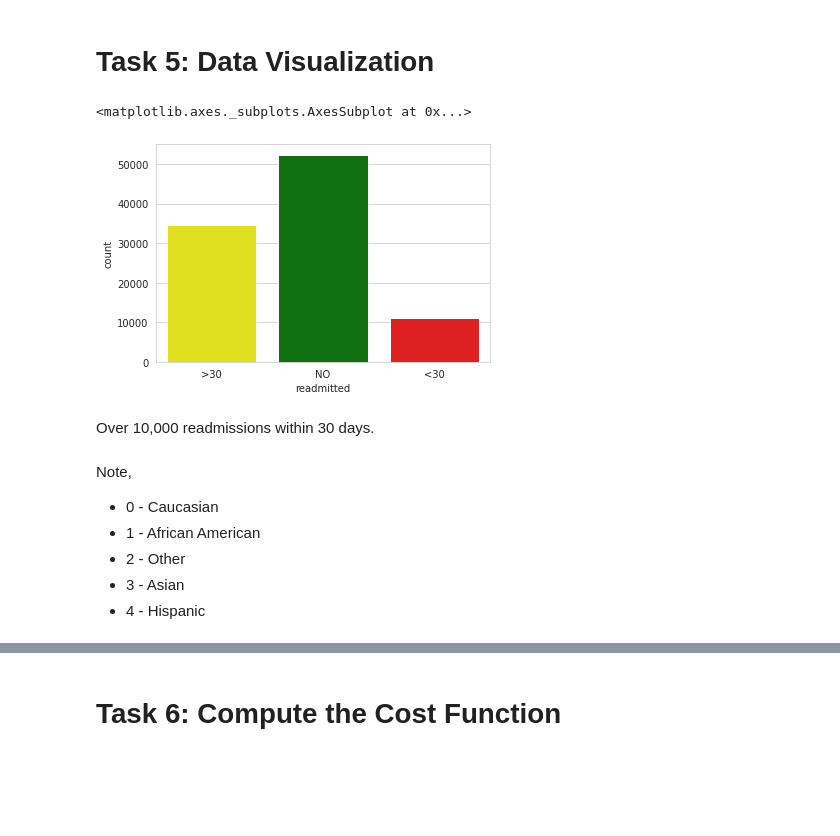
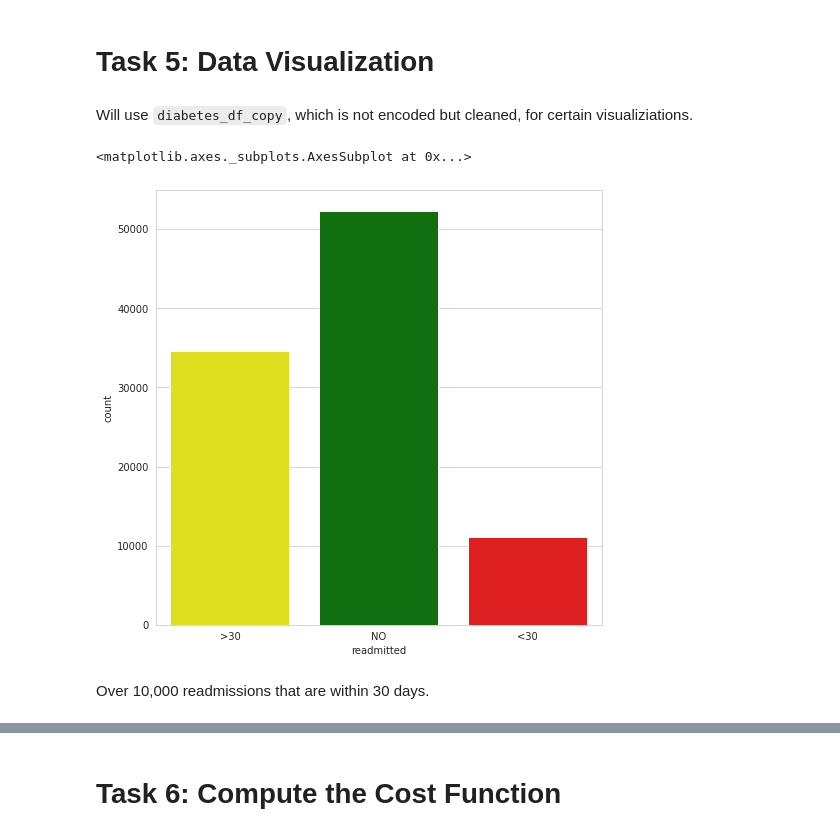
Before and after one commit to markquark125/Summer-MicroCredentials, a Jupyter notebook: Diabetic_Data_Analysis2.ipynb, the cells around one changed output, grey strips where cells are left out. Drawn from its saved outputs; the diff is of its cells as text; code cells hidden in the pictures; blank space fills up the shorter version.

```diff
--- a/Diabetic_Data_Analysis2.ipynb
+++ b/Diabetic_Data_Analysis2.ipynb
@@ -563,18 +563,14 @@ diabetes_df
 98052 rows × 15 columns
 # %% [markdown]
 # Task 5: Data Visualization
+# %% [markdown]
+Will use `diabetes_df_copy`, which is not encoded but cleaned,  for certain visualiziations.
 # %%
+fig = plt.figure(figsize=(8,8))
 sns.set_style('whitegrid')
 sns.countplot(x= 'readmitted', data=diabetes_df_copy, palette=['yellow','green','red'])
 # %% [output]
 <matplotlib.axes._subplots.AxesSubplot at 0x...>
-[figure, old version]
+[figure, new version]
 # %% [markdown]
-Over 10,000 readmissions within 30 days.
+Over 10,000 readmissions that are within 30 days.
-# %% [markdown]
-Note,
-* 0 - Caucasian
-* 1 - African American
-* 2 - Other
-* 3 - Asian
-* 4 - Hispanic
```
Also changed, not shown: parts of 31 cells of this notebook.
